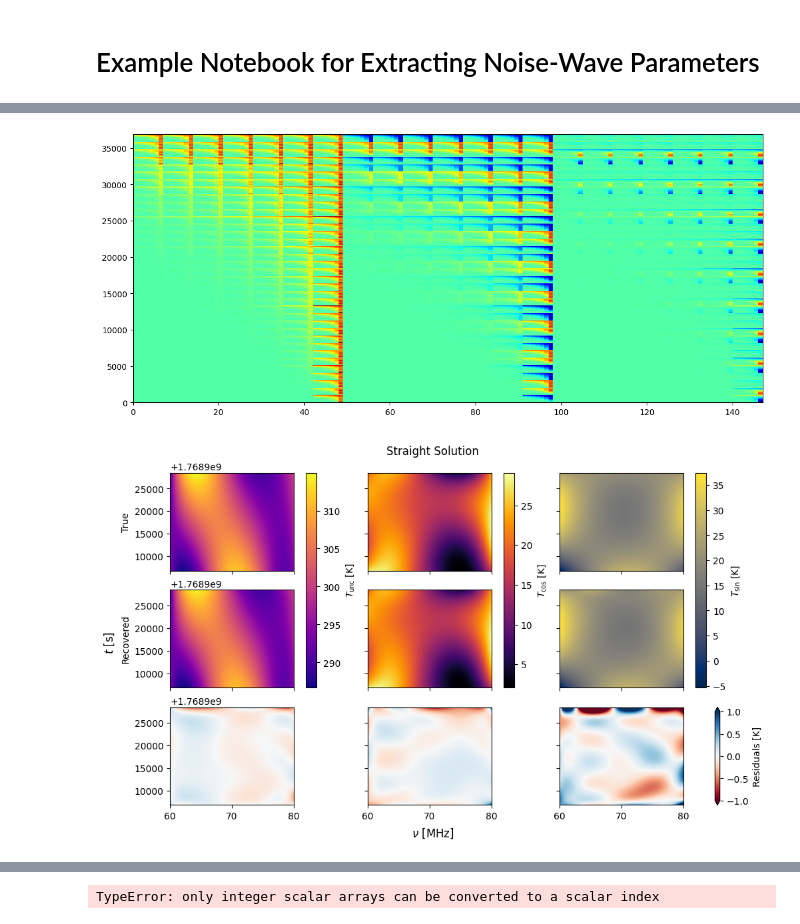
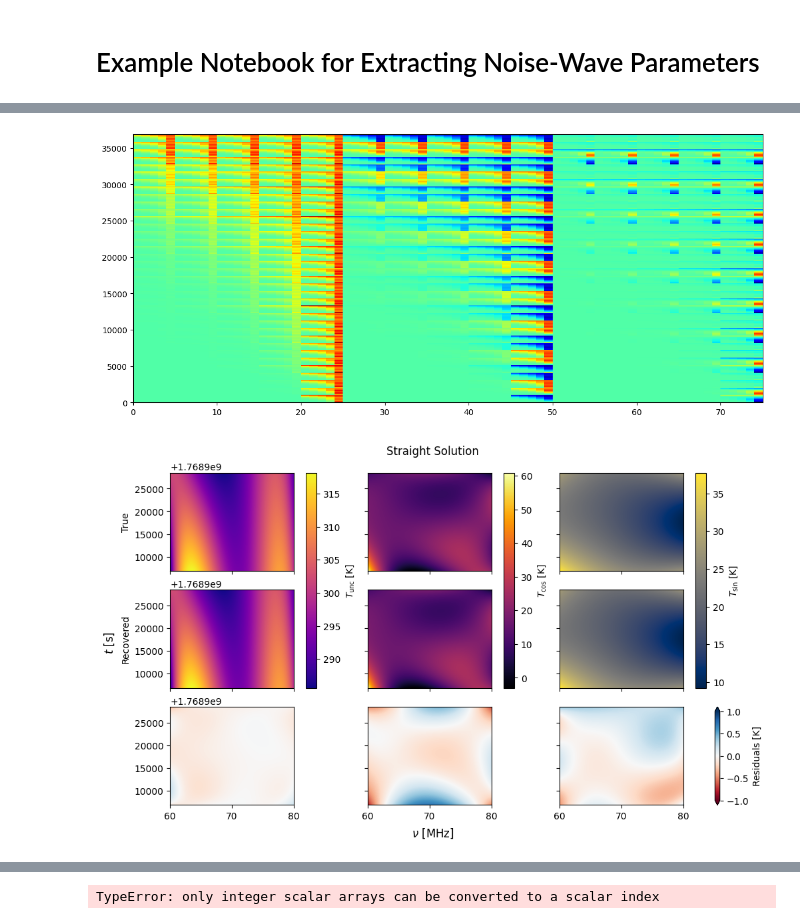
Before and after one commit to RHINO-Experiment/rhino-cal, a Jupyter notebook: nw_example.ipynb, the cells around one changed output, grey strips where cells are left out. Cells and saved outputs as stored; diff of their text form; code cells hidden in the pictures.

```diff
--- a/nw_example.ipynb
+++ b/nw_example.ipynb
@@ -48,22 +48,22 @@ plt.show()
 # %%
-unc_coeffs_deg = (7,7)
-cos_coeffs_deg = (7,7)
-sin_coeffs_deg = (7,7)
+unc_coeffs_deg = (5,5)
+cos_coeffs_deg = (5,5)
+sin_coeffs_deg = (5,5)
 
 
 simulated_data_handler.generate_transfer_matrix(unc_coeffs_deg=unc_coeffs_deg,
                                                 cos_coeffs_deg=cos_coeffs_deg,
                                                 sin_coeffs_deg=sin_coeffs_deg)
 
 plt.pcolormesh(simulated_data_handler.transfer_matrix, cmap='jet')
 plt.gcf().set_size_inches(14, 6)
 plt.show()
 
 n_t_unc_coeffs = unc_coeffs_deg[0]*unc_coeffs_deg[-1]
 n_t_cos_coeffs = cos_coeffs_deg[0]*cos_coeffs_deg[-1]
 n_t_sin_coeffs = sin_coeffs_deg[0]*sin_coeffs_deg[-1]
 # %% [output]
-[figure, old version]
+[figure, new version]
 # %%
 flattened_data = simulated_data_handler.data_waterfall.flatten()
 
@@ -200,7 +200,7 @@ fig.suptitle('Straight Solution')
 plt.gcf().set_size_inches(10., 6.)
 plt.show()
 # %% [output]
-[figure, old version]
+[figure, new version]
 # %%
 recovered_dw = simulated_data_handler.transfer_matrix @ t_vec
 
```
Also changed, not shown: parts of 6 cells of this notebook, 4 other files.
